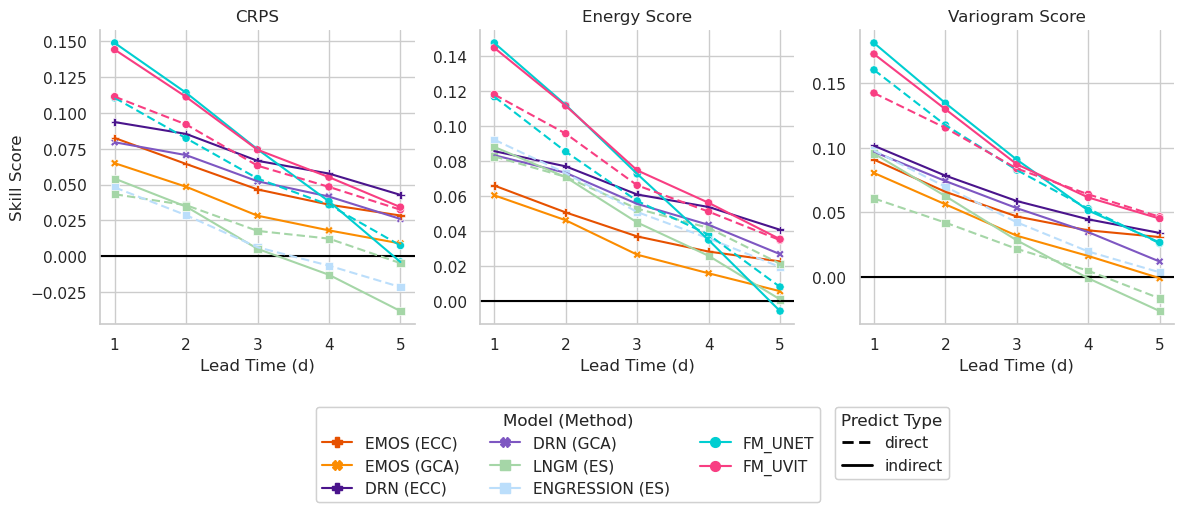
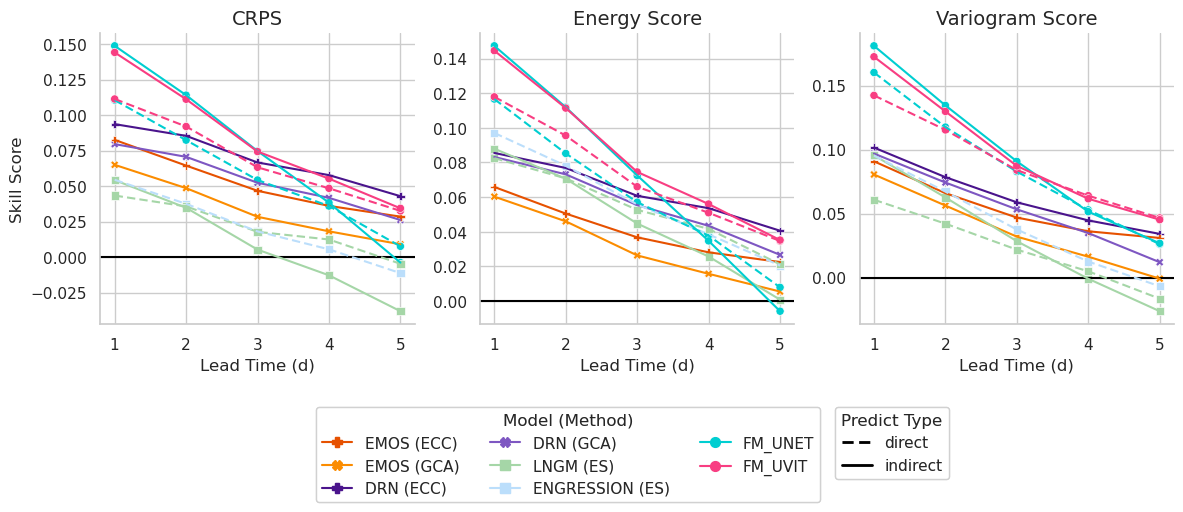
Unified diff of the notebook cell whose output changed from the first chart to the second:
--- before
+++ after
@@ -98,9 +98,9 @@
 for ax in g.axes.flat:
     # ax.ticklabel_format(style="scientific", axis="y", scilimits=(0, 0))
-    ax.set_xlabel("Lead Time (d)")
-    ax.set_title(ax.get_title().replace("score = ", ""))
+    ax.set_xlabel("Lead Time (d)", fontsize=12)
+    ax.set_title(ax.get_title().replace("score = ", ""), fontsize=14)
     # Only set y-label on the leftmost plots
     if ax.get_ylabel() != "":
-        ax.set_ylabel("Skill Score")
+        ax.set_ylabel("Skill Score", fontsize=12)
 
 # Legend 1: Combined Model + Method (color + marker)

Commit: redo some pltos